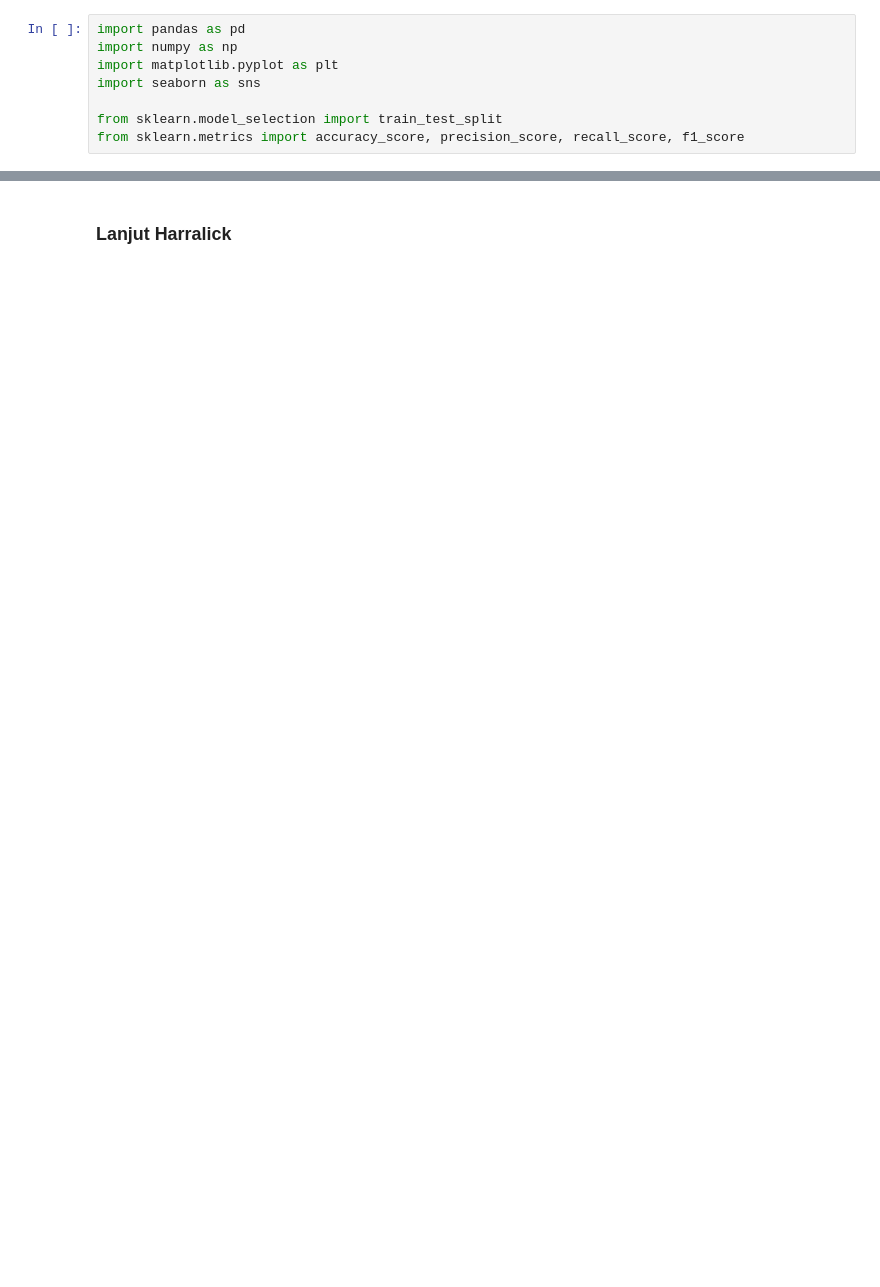
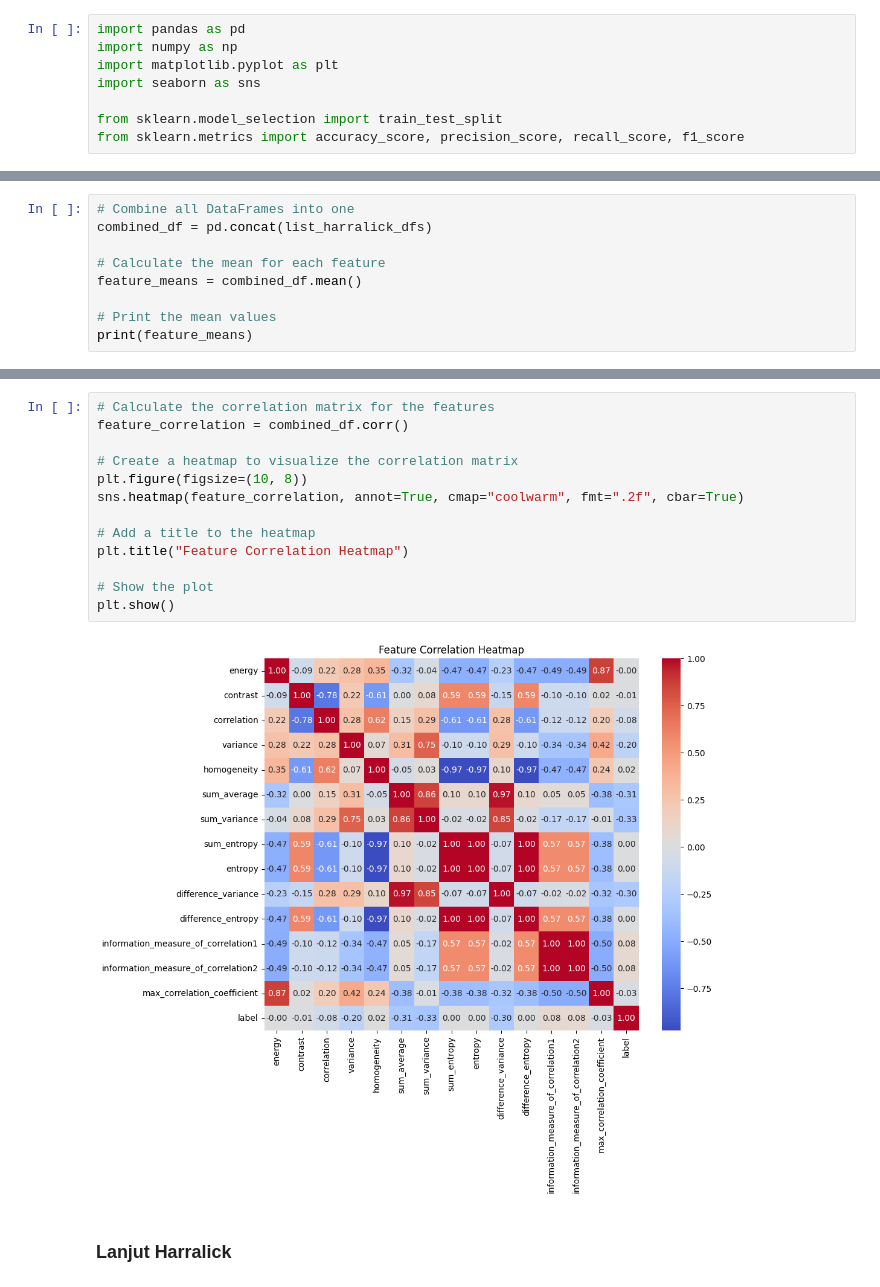
Before and after one commit to Bagusdevaa/Apple-Classfication-using-Harralick-and-KNN, a Jupyter notebook: harralick_classification.ipynb, the cells around one changed output, grey strips where cells are left out. Saved outputs shown, nothing was run; the diff lists cells and outputs as text; blank space fills up the shorter version.

```diff
--- a/harralick_classification.ipynb
+++ b/harralick_classification.ipynb
@@ -86,0 +27,9 @@ f1 = 0.4291139248145083
+# %%
+# Combine all DataFrames into one
+combined_df = pd.concat(list_harralick_dfs)
+
+# Calculate the mean for each feature
+feature_means = combined_df.mean()
+
+# Print the mean values
+print(feature_means)
@@ -87,3 +53,18 @@ f1 = 0.4291139248145083
+# %%
+# Calculate the correlation matrix for the features
+feature_correlation = combined_df.corr()
+
+# Create a heatmap to visualize the correlation matrix
+plt.figure(figsize=(10, 8))
+sns.heatmap(feature_correlation, annot=True, cmap="coolwarm", fmt=".2f", cbar=True)
+
+# Add a title to the heatmap
+plt.title("Feature Correlation Heatmap")
+
+# Show the plot
+plt.show()
+# %% [output]
+[figure, added]
 # %% [markdown]
 ### Lanjut Harralick
 # %%
```
Also changed, not shown: parts of 12 cells of this notebook.
